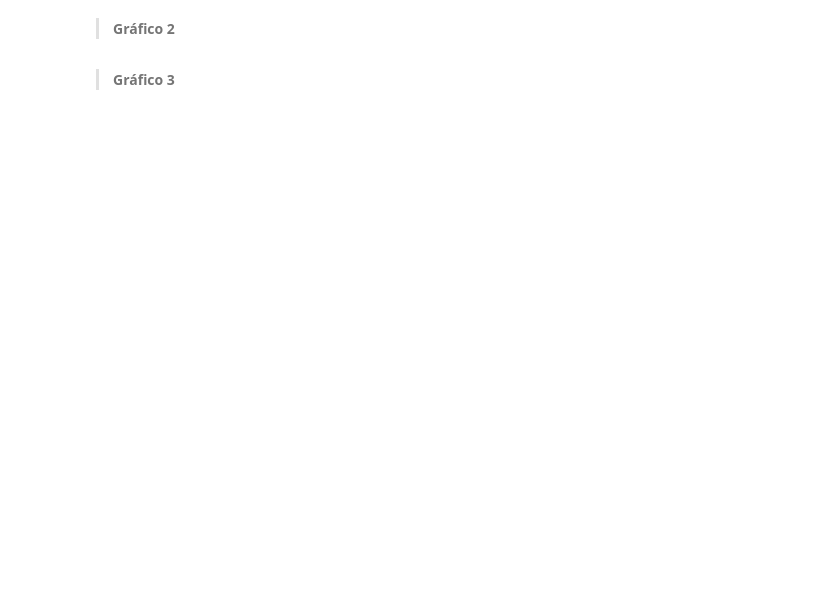
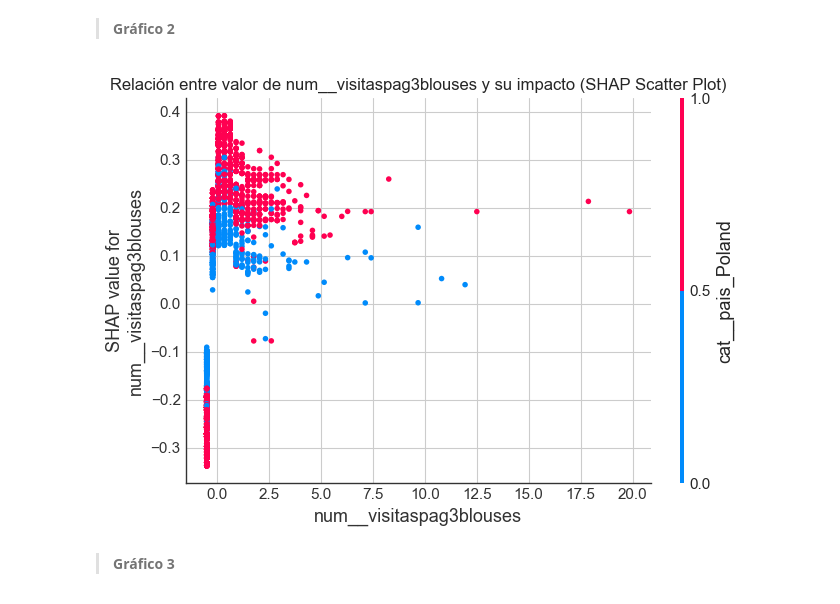
Before and after one commit to julianecheverry/MLNN2025, a Jupyter notebook: notebooks/3.taller_interpretabilidad.ipynb, the cells around one changed output. Drawn from its saved outputs; the diff is of its cells as text; code cells hidden in the pictures; blank space fills up the shorter version.

```diff
--- a/notebooks/3.taller_interpretabilidad.ipynb
+++ b/notebooks/3.taller_interpretabilidad.ipynb
@@ -375,2 +373,13 @@ plt.show()
+# %%
+shap.dependence_plot(
+    variable2,
+    shap_values,
+    X_test_processed_df,
+    show=False
+)
+plt.title(f"Relación entre valor de {variable2} y su impacto (SHAP Scatter Plot)")
+plt.show()
+# %% [output]
+[figure, added]
 # %% [markdown]
 > **Gráfico 3**
```
Also changed, not shown: parts of 8 cells of this notebook.
